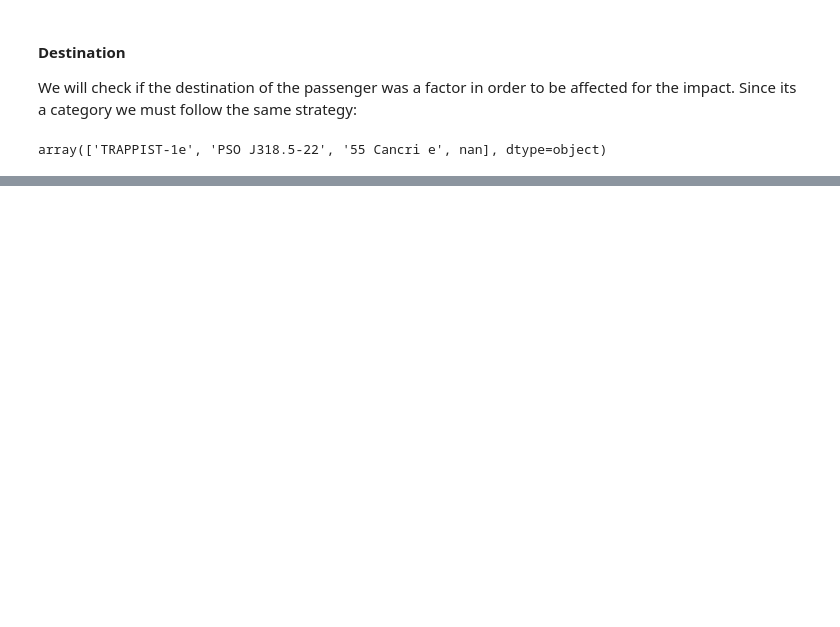
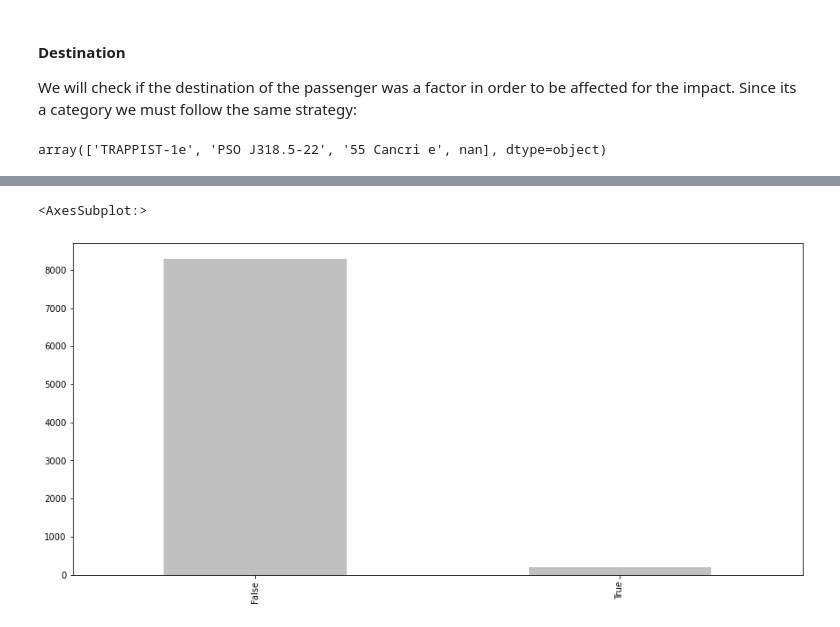
Before and after one commit to mateoricio/spaceship-titanic, a Jupyter notebook: spaceship-titanic.ipynb, the cells around one changed output, grey strips where cells are left out. Saved outputs shown, nothing was run; the diff lists cells and outputs as text; code cells hidden in the pictures; blank space fills up the shorter version.

```diff
--- a/spaceship-titanic.ipynb
+++ b/spaceship-titanic.ipynb
@@ -166,0 +149,5 @@ df = pd.concat([df, pd.get_dummies(df['Destination'])], axis = 1).\
+# %%
+pd.get_dummies(df['VIP']).sum().plot.bar(color='silver', figsize=(15,7))
+# %% [output]
+<AxesSubplot:>
+[figure, added]
```
Also changed, not shown: parts of 22 cells of this notebook.
